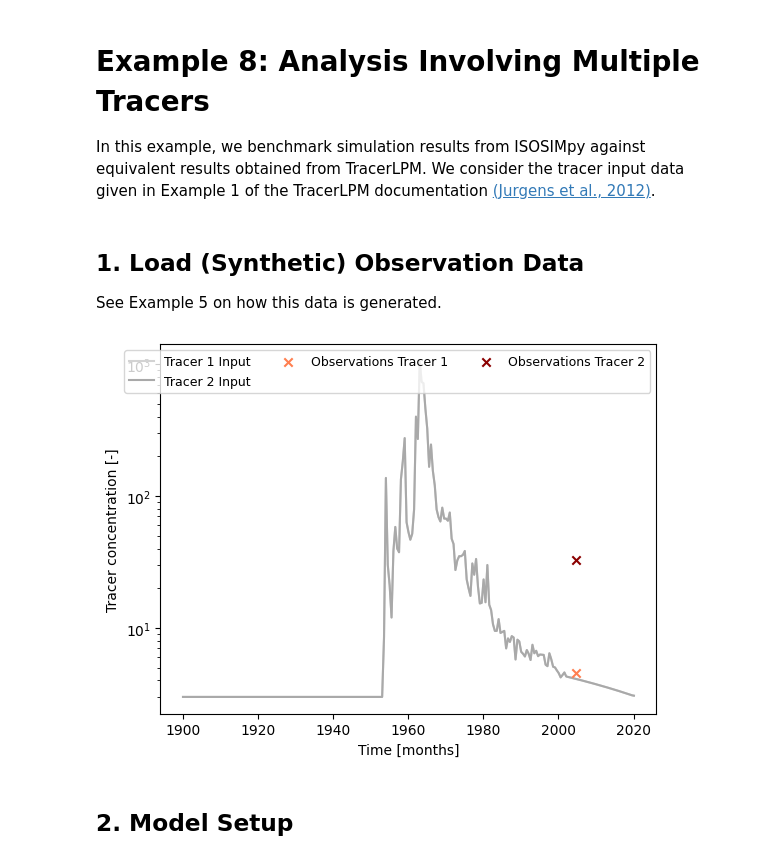
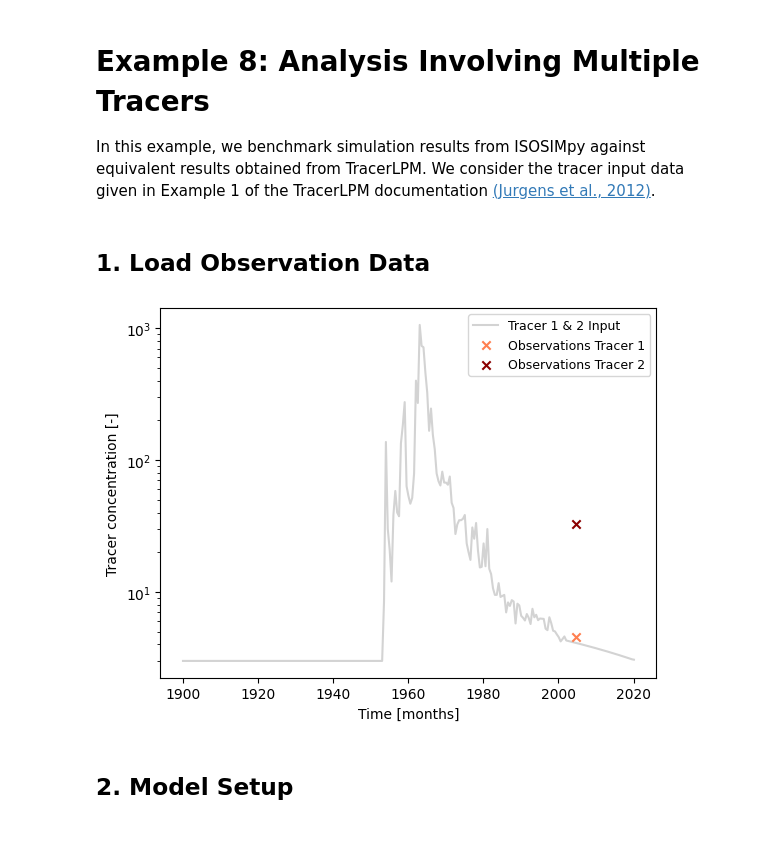
Before and after one commit to iGW-TU-Dresden/PyTracerLab, a Jupyter notebook: docs/examples/example_08.ipynb, the cells around one changed output. Drawn from its saved outputs; the diff is of its cells as text; code cells hidden in the pictures.

```diff
--- a/docs/examples/example_08.ipynb
+++ b/docs/examples/example_08.ipynb
@@ -11,8 +11,7 @@ from datetime import datetime
 import seaborn as sns
 import pandas as pd
 # %% [markdown]
-## 1. Load (Synthetic) Observation Data
-See Example 5 on how this data is generated.
+## 1. Load Observation Data
 # %%
 # load input series
 # this would be the tracer concentration in precipitation or recharge in a
@@ -54,44 +53,39 @@ timesteps = [t.year + t.month / 12.0 for t in timestamps]
 # create figure
 fig, ax = plt.subplots(1, 1)
 # plot input series
+# this input is valid for both tracers
 ax.plot(
     timesteps,
     input_series[:, 0],
-    label="Tracer 1 Input",
+    label="Tracer 1 & 2 Input",
     c="lightgrey"
-)
-ax.plot(
-    timesteps,
-    input_series[:, 1],
-    label="Tracer 2 Input",
-    c="darkgrey"
 )
 
 # plot observations
 ax.scatter(
     timesteps,
     obs_series[:, 0],
     label="Observations Tracer 1",
     color="coral",
     marker="x",
     zorder=10
 )
 ax.scatter(
     timesteps,
     obs_series[:, 1],
     label="Observations Tracer 2",
     color="darkred",
     marker="x",
     zorder=10
 )
 
 ax.set_xlabel("Time [months]")
 ax.set_ylabel("Tracer concentration [-]")
-ax.legend(ncol=3, fontsize=9)
+ax.legend(ncol=1, fontsize=9)
 ax.set_yscale("log")
 plt.show()
 # %% [output]
-[figure, old version]
+[figure, new version]
 # %% [markdown]
 ## 2. Model Setup
 # %%
```
Also changed, not shown: parts of 6 cells of this notebook, 2 other files.
